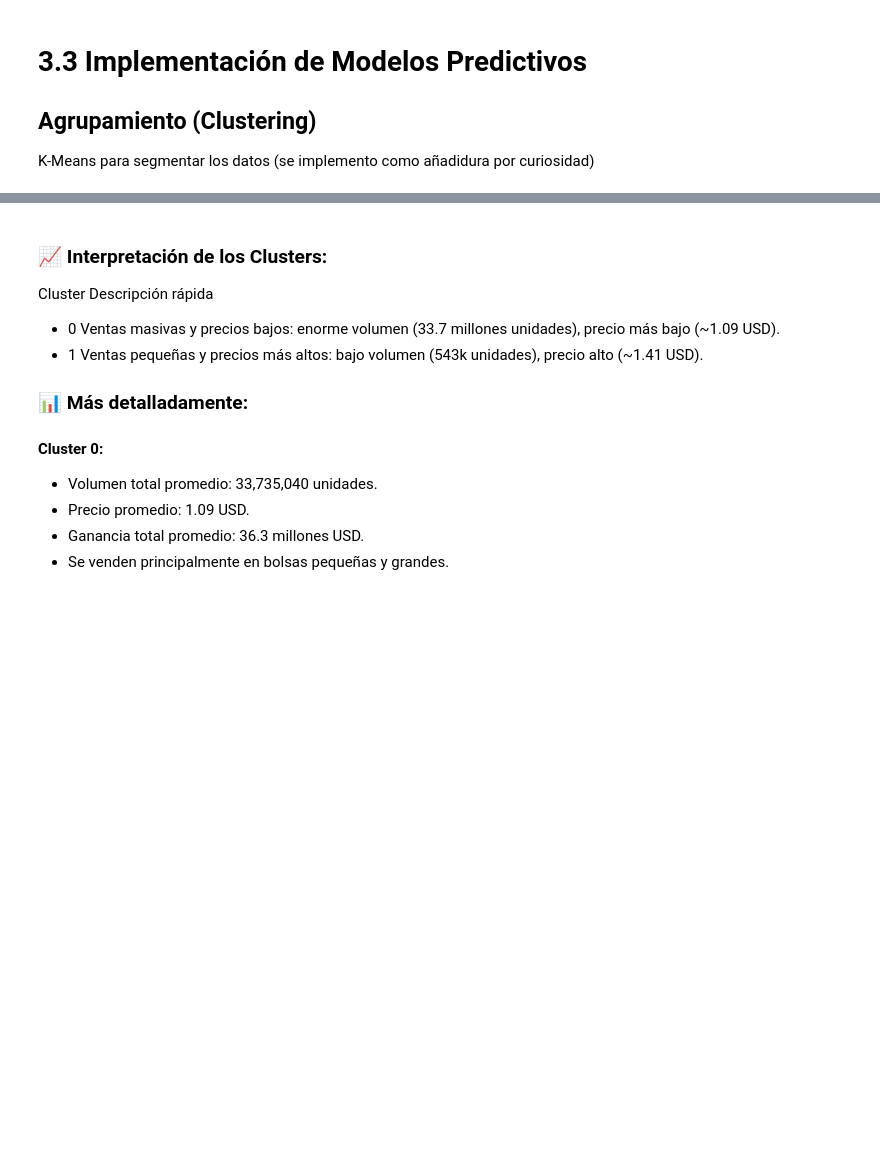
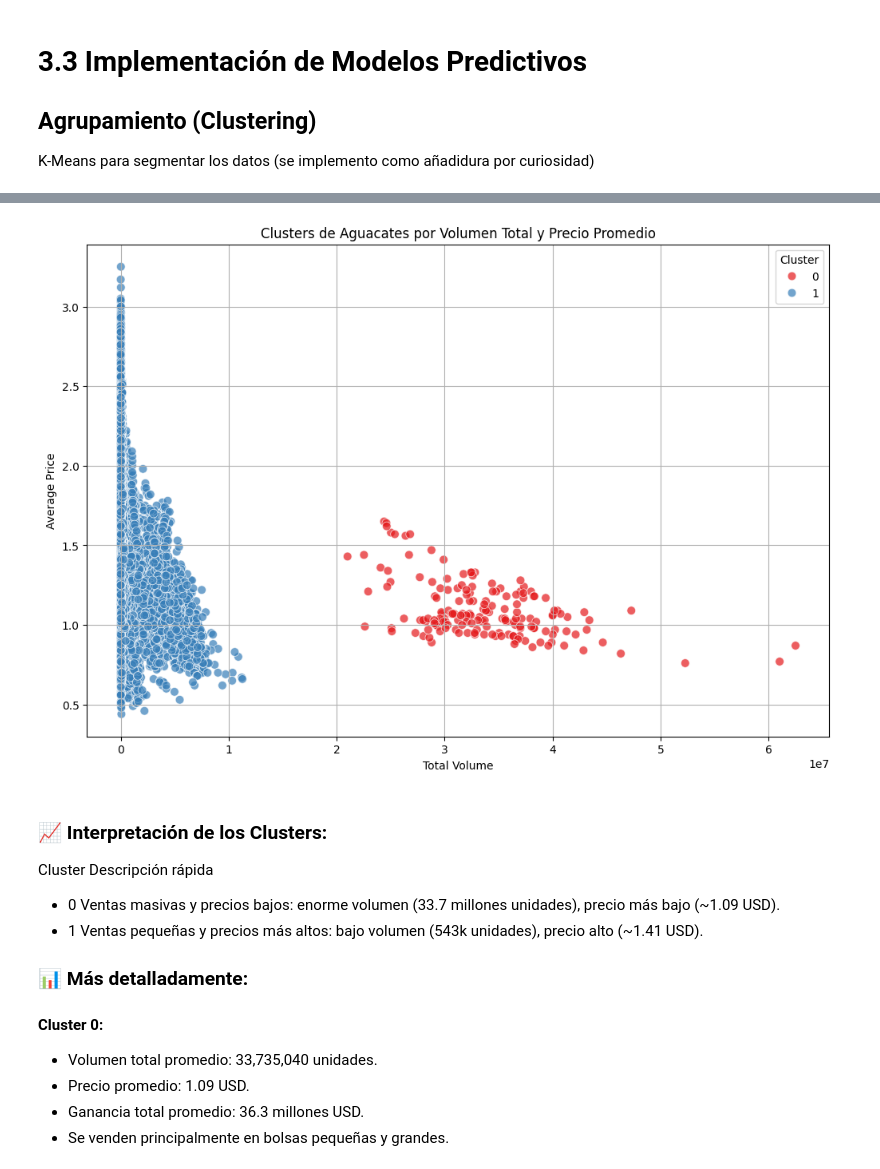
Before and after one commit to juancursed/avocado_prices, a Jupyter notebook: main.ipynb, the cells around one changed output, grey strips where cells are left out. Saved outputs shown, nothing was run; the diff lists cells and outputs as text; code cells hidden in the pictures; blank space fills up the shorter version.

```diff
--- a/main.ipynb
+++ b/main.ipynb
@@ -1265,52 +1311,57 @@ weighted avg       0.84      0.84      0.83      3650
 
 K-Means para segmentar los datos (se implemento como añadidura por curiosidad)
 # %%
-import pandas as pd
-from sklearn.model_selection import train_test_split
-from sklearn.preprocessing import LabelEncoder, StandardScaler
-from sklearn.metrics import mean_squared_error, r2_score
-import tensorflow as tf
+# ----------- K-MEANS CLUSTERING -------------
 
+from sklearn.cluster import KMeans
+from sklearn.preprocessing import StandardScaler
+from sklearn.metrics import silhouette_score
+import matplotlib.pyplot as plt
+import seaborn as sns
 
-# Cargar el dataset
-df = pd.read_csv('avocado.csv')
+# 1. Preparar los datos para clustering
+clustering_features = ['AveragePrice', 'Total Volume', '4046', '4225', '4770', 'Total Bags', 'Small Bags', 'Large Bags', 'XLarge Bags']
 
-# Eliminar columnas no útiles
-df = df.drop(columns=['Unnamed: 0', 'Date'])
+X_clustering = df[clustering_features]
 
-# Codificar columnas categóricas
-df['type'] = LabelEncoder().fit_transform(df['type'])
-df['region'] = LabelEncoder().fit_transform(df['region'])
+# 2. Escalar los datos
+scaler = StandardScaler()
+X_scaled = scaler.fit_transform(X_clustering)
 
-# Variables predictoras y objetivo
-X = df.drop(columns=['AveragePrice'])
-y = df['AveragePrice']
+# 3. Aplicar KMeans
+kmeans = KMeans(n_clusters=2, random_state=42, n_init=20)
+clusters = kmeans.fit_predict(X_scaled)
 
-# Normalizar los datos (muy importante para redes neuronales)
-scaler = StandardScaler()
-X_scaled = scaler.fit_transform(X)
+# Añadir los clusters al dataframe original
+df['Cluster'] = clusters
 
-# División entrenamiento/prueba
-X_train, X_test, y_train, y_test = train_test_split(X_scaled, y, test_size=0.2, random_state=42)
+# 4. Evaluar con Silhouette Score
+silhouette = silhouette_score(X_scaled, clusters)
+print(f"Silhouette Score del KMeans: {silhouette:.4f}")
 
-# Construir el modelo
-model = Sequential()
-model.add(Dense(64, activation='relu', input_shape=(X_train.shape[1],)))
-model.add(Dense(32, activation='relu'))
-model.add(Dense(1))  # Salida para regresión
+# 5. Visualizar los clusters
+plt.figure(figsize=(12,8))
+sns.scatterplot(
+    x=df['Total Volume'],
+    y=df['AveragePrice'],
+    hue=df['Cluster'],
+    palette='Set1',
+    s=60,
+    alpha=0.7
+)
 
-# Compilar el modelo
-model.compile(optimizer='adam', loss='mse')
+# Seleccionar solo las columnas numéricas + 'Cluster'
+numericas = df.select_dtypes(include='number')
 
-# Entrenar
-model.fit(X_train, y_train, epochs=50, batch_size=32, verbose=0)
+# Agrupar por cluster y calcular el promedio
+cluster_summary = numericas.groupby('Cluster').mean()
 
-# Predicciones
-y_pred = model.predict(X_test).flatten()
+print(cluster_summary)
 
-# Evaluar
-mse = mean_squared_error(y_test, y_pred)
-r2 = r2_score(y_test, y_pred)
-
-print(f'Red Neuronal:\nMSE: {mse:.4f}\nR²: {r2:.4f}')
+plt.title('Clusters de Aguacates por Volumen Total y Precio Promedio')
+plt.xlabel('Total Volume')
+plt.ylabel('Average Price')
+plt.legend(title='Cluster')
+plt.grid(True)
+plt.show()
 # %% [output]
@@ -1318,3 +1383,4 @@ ModuleNotFoundError: No module named 'tensorflow'
+[figure, added]
 # %% [markdown]
 ### 📈 Interpretación de los Clusters:
 
```
Also changed, not shown: parts of 5 cells of this notebook.
